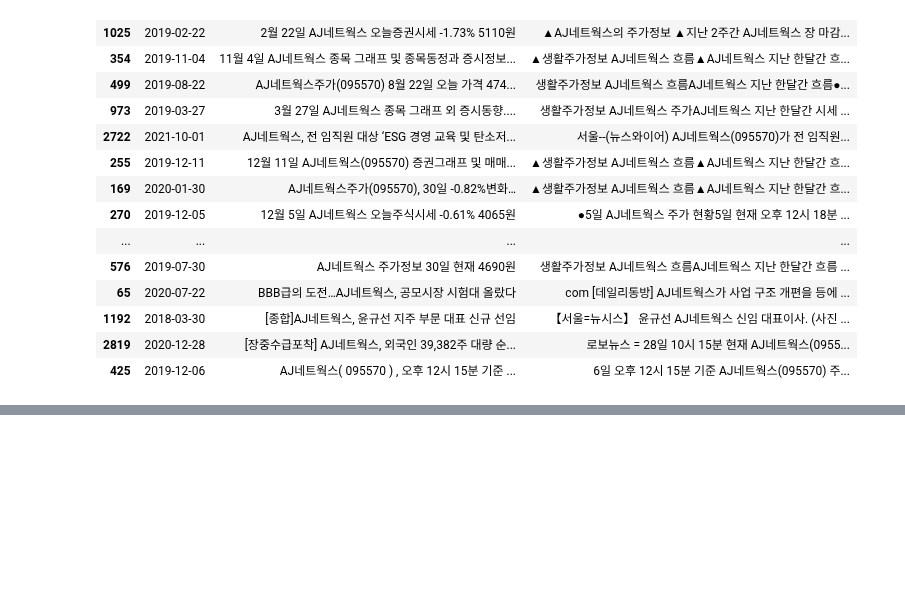
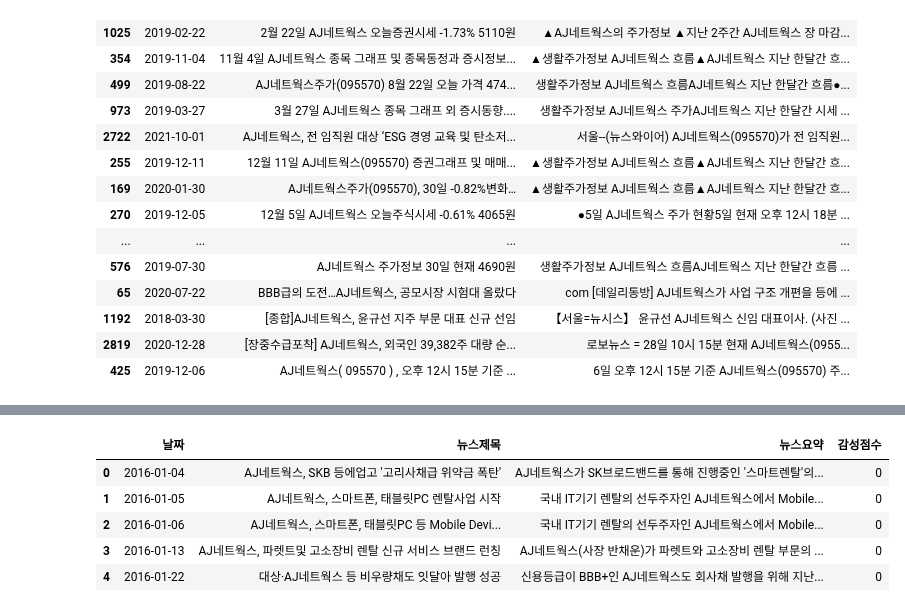
Before and after one commit to 21ckwj/fintech, a Jupyter notebook: 프로젝트6/BERT_finance감성점수모델.ipynb, the cells around one changed output, grey strips where cells are left out. Drawn from its saved outputs; the diff is of its cells as text; code cells hidden in the pictures; blank space fills up the shorter version.

```diff
--- a/프로젝트6/BERT_finance감성점수모델.ipynb
+++ b/프로젝트6/BERT_finance감성점수모델.ipynb
@@ -527,0 +659,10 @@ df_n.iloc[neu_idx].sample(30)
+# %%
+temp = pd.read_csv('./data/데이터_뉴스+감성점수/AJ네트웍스.csv',index_col=0)
+temp.head()
+# %% [output]
+|  | 날짜 | 뉴스제목 | 뉴스요약 | 감성점수 |
+| 0 | 2016-01-04 | AJ네트웍스, SKB 등에업고 '고리사채급 위약금 폭탄' | AJ네트웍스가 SK브로드밴드를 통해 진행중인 '스마트렌탈'의... | 0 |
+| 1 | 2016-01-05 | AJ네트웍스, 스마트폰, 태블릿PC 렌탈사업 시작 | 국내 IT기기 렌탈의 선두주자인 AJ네트웍스에서 Mobile... | 0 |
+| 2 | 2016-01-06 | AJ네트웍스, 스마트폰, 태블릿PC 등 Mobile Devi... | 국내 IT기기 렌탈의 선두주자인 AJ네트웍스에서 Mobile... | 0 |
+| 3 | 2016-01-13 | AJ네트웍스, 파렛트및 고소장비 렌탈 신규 서비스 브랜드 런칭 | AJ네트웍스(사장 반채운)가 파렛트와 고소장비 렌탈 부문의 ... | 0 |
+| 4 | 2016-01-22 | 대상·AJ네트웍스 등 비우량채도 잇달아 발행 성공 | 신용등급이 BBB+인 AJ네트웍스도 회사채 발행을 위해 지난... | 0 |
```
Also changed, not shown: parts of 8 cells of this notebook, 9 other files.
